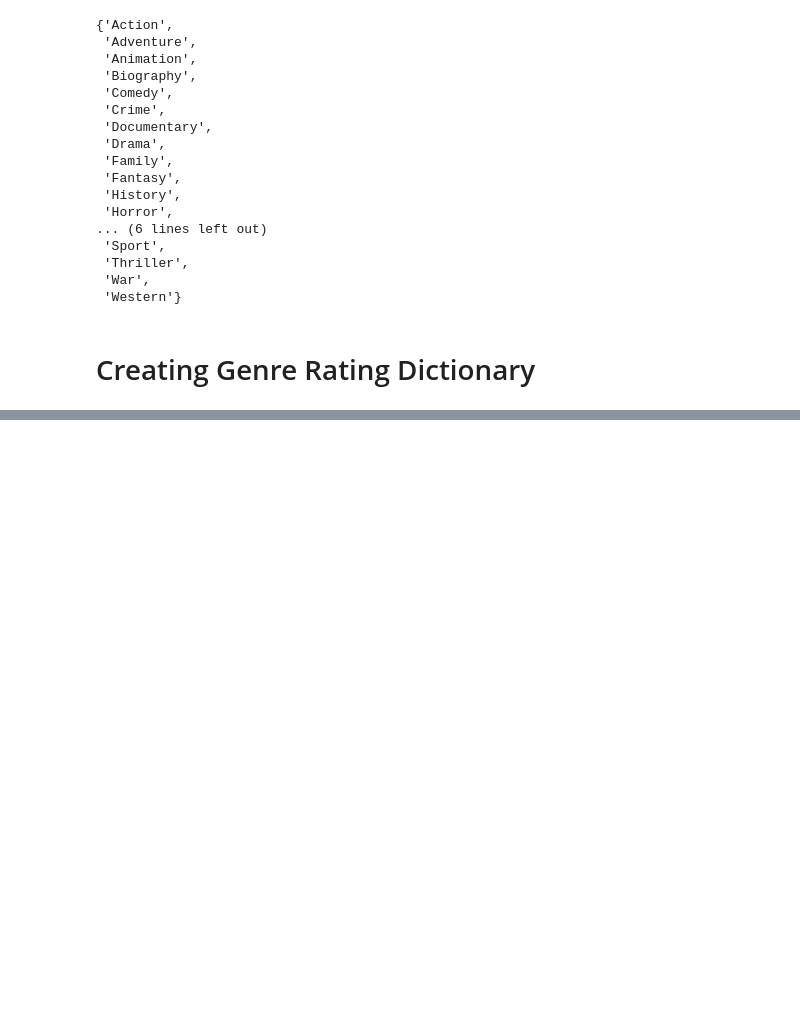
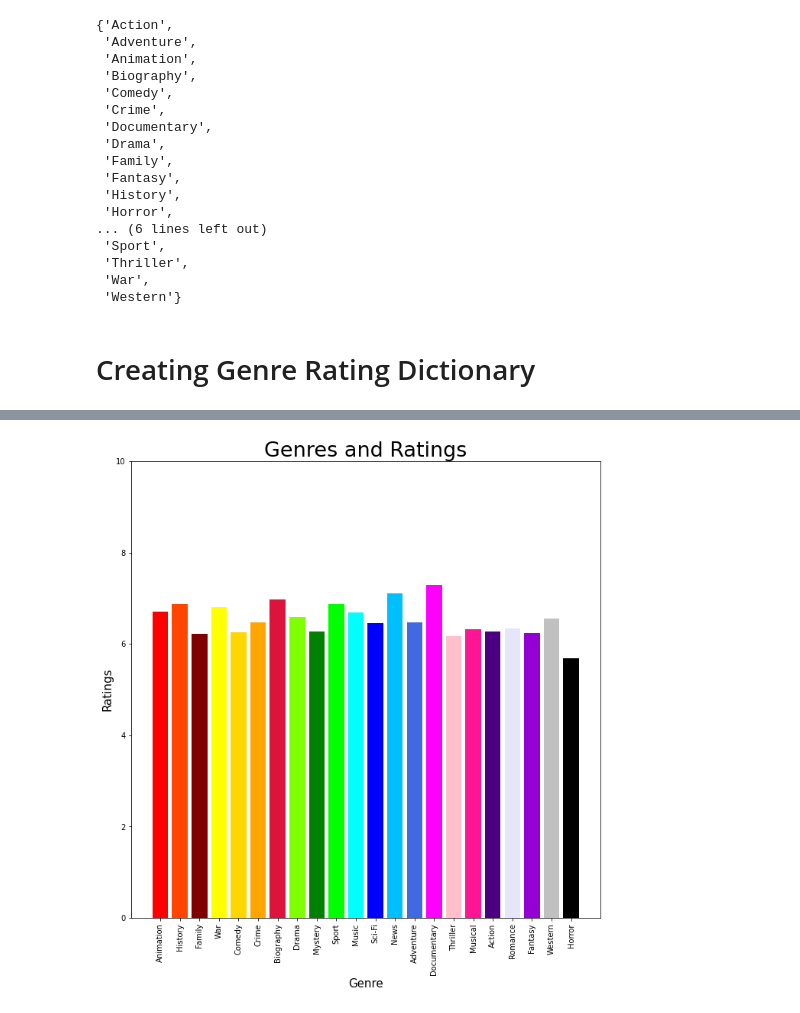
Before and after one commit to raizelistaken/MovieAnalysis, a Jupyter notebook: dsc-phase1-project-template.ipynb, the cells around one changed output, grey strips where cells are left out. Drawn from its saved outputs; the diff is of its cells as text; code cells hidden in the pictures; blank space fills up the shorter version.

Commit message:
bar graph and seaborn box plot

```diff
--- a/dsc-phase1-project-template.ipynb
+++ b/dsc-phase1-project-template.ipynb
@@ -212,0 +214,18 @@ genre_rating_dict
+# %%
+fig, ax = plt.subplots(figsize = (11,11))
+x = genre_rating_dict.keys()
+y = genre_rating_dict.values()
+color = ["red", "orangered", "maroon", "yellow", "gold", "orange", "crimson", "chartreuse", "green", "lime",
+         "cyan", "blue", "deepskyblue", "royalblue", "fuchsia", "pink", "deeppink", "indigo",
+         "lavender", "darkviolet", "silver", "black"]
+plt.bar(x, y, color = color)
+
+ax.set_title('Genres and Ratings', fontsize = 27);
+ax.set_xlabel('Genres', fontsize = 15)
+ax.set_ylabel('Ratings', fontsize = 15)
+ax.set_ylim(0, 10)
+ax.set_xticklabels(genre_rating_dict.keys(), rotation = 'vertical')
+
+plt.savefig('genres')
+# %% [output]
+[figure, added]
```
Also changed, not shown: parts of 7 cells of this notebook, 3 other files.
